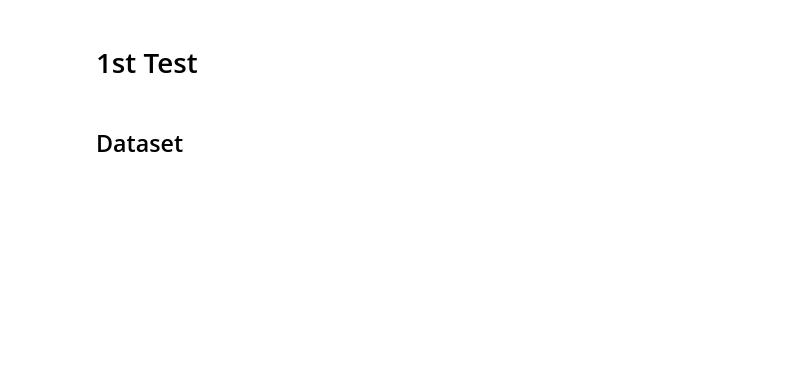
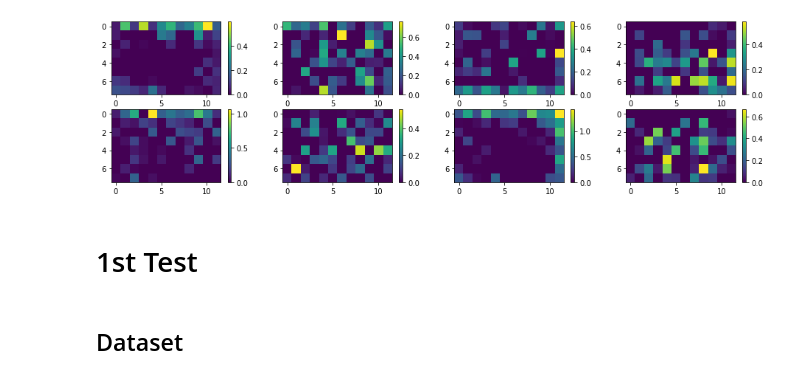
Before and after one commit to SolidusAbi/AttentionMap, a Jupyter notebook: notebooks/coordinateAttention.ipynb, the cells around one changed output. Saved outputs shown, nothing was run; the diff lists cells and outputs as text; code cells hidden in the pictures; blank space fills up the shorter version.

```diff
--- a/notebooks/coordinateAttention.ipynb
+++ b/notebooks/coordinateAttention.ipynb
@@ -53,3 +131,17 @@ plt.show()
+# %%
+model = CoordAttentionConv(3, 8, 8)
+# %%
+result = model(a).detach()
+
+plt.figure(figsize=(16,4))
+for i in range(result.size(1)):
+    plt.subplot(2,result.size(1)//2,i+1)
+    plt.imshow(result[0,i])
+    plt.colorbar()
+
+plt.show()
+# %% [output]
+[figure, added]
 # %% [markdown]
 # 1st Test
 # %%
```
Also changed, not shown: parts of 9 cells of this notebook, 3 other files.
